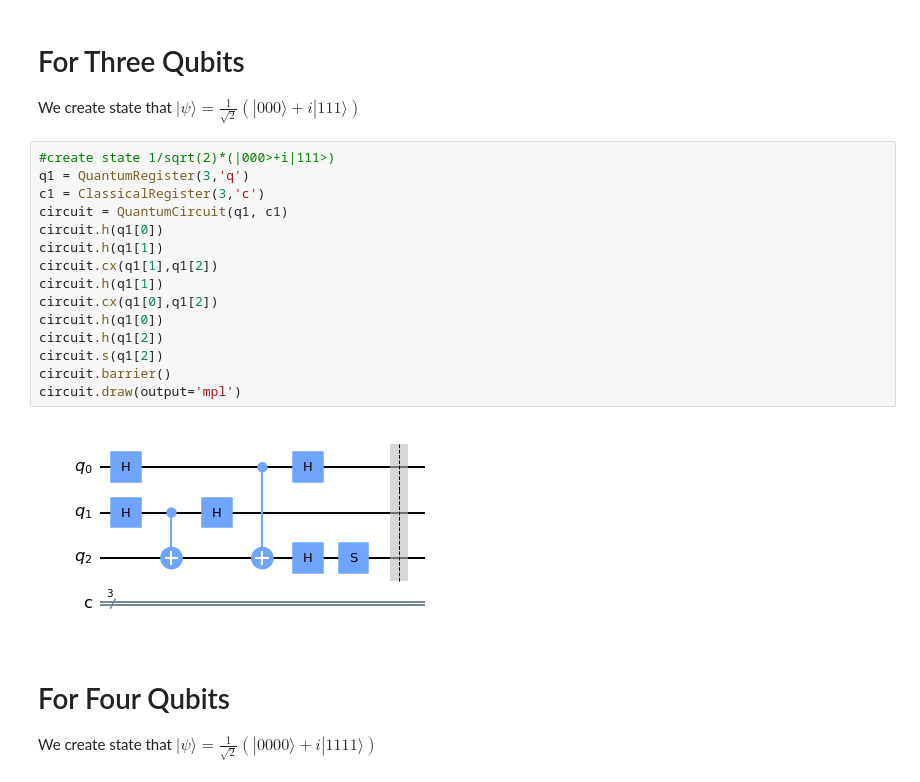
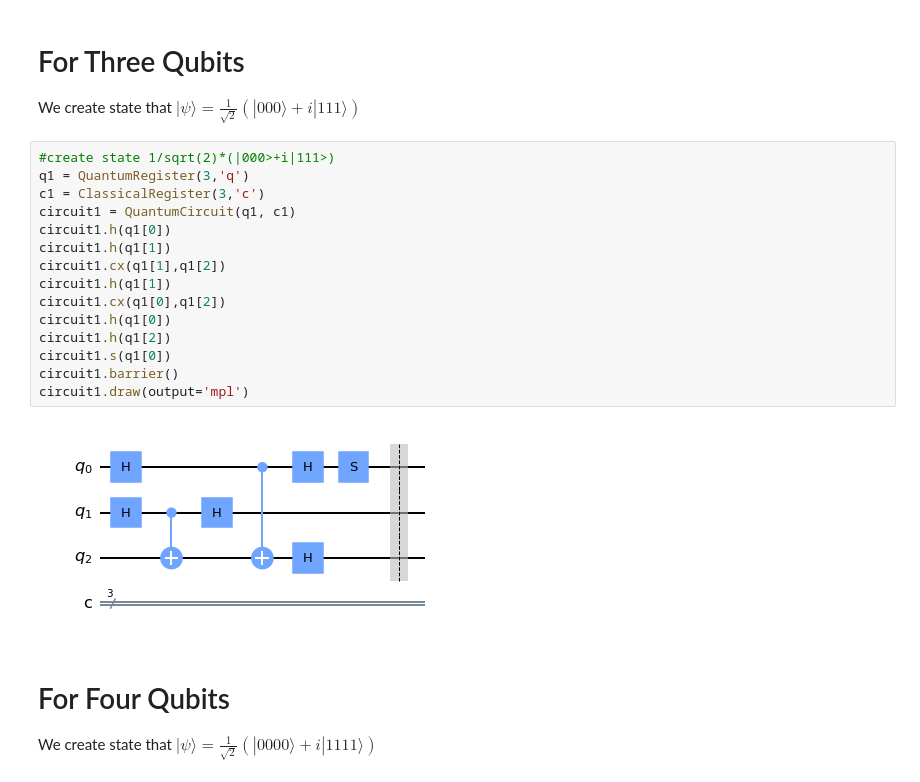
Before and after one commit to yagizgokce/MerminAndArdehaliTest, a Jupyter notebook: mermin.ipynb, the cells around one changed output. Cells and saved outputs as stored; diff of their text form.

```diff
--- a/mermin.ipynb
+++ b/mermin.ipynb
@@ -26,20 +28,20 @@ $
 # %%
 #create state 1/sqrt(2)*(|000>+i|111>)
 q1 = QuantumRegister(3,'q')
 c1 = ClassicalRegister(3,'c')
-circuit = QuantumCircuit(q1, c1)
-circuit.h(q1[0])
-circuit.h(q1[1])
-circuit.cx(q1[1],q1[2])
-circuit.h(q1[1])
-circuit.cx(q1[0],q1[2])
-circuit.h(q1[0])
-circuit.h(q1[2])
-circuit.s(q1[2])
-circuit.barrier()
-circuit.draw(output='mpl')
+circuit1 = QuantumCircuit(q1, c1)
+circuit1.h(q1[0])
+circuit1.h(q1[1])
+circuit1.cx(q1[1],q1[2])
+circuit1.h(q1[1])
+circuit1.cx(q1[0],q1[2])
+circuit1.h(q1[0])
+circuit1.h(q1[2])
+circuit1.s(q1[0])
+circuit1.barrier()
+circuit1.draw(output='mpl')
 # %% [output]
-[figure, old version]
+[figure, new version]
 # %% [markdown]
 # For Four Qubits
 We create state that
```
Also changed, not shown: parts of 22 cells of this notebook.
